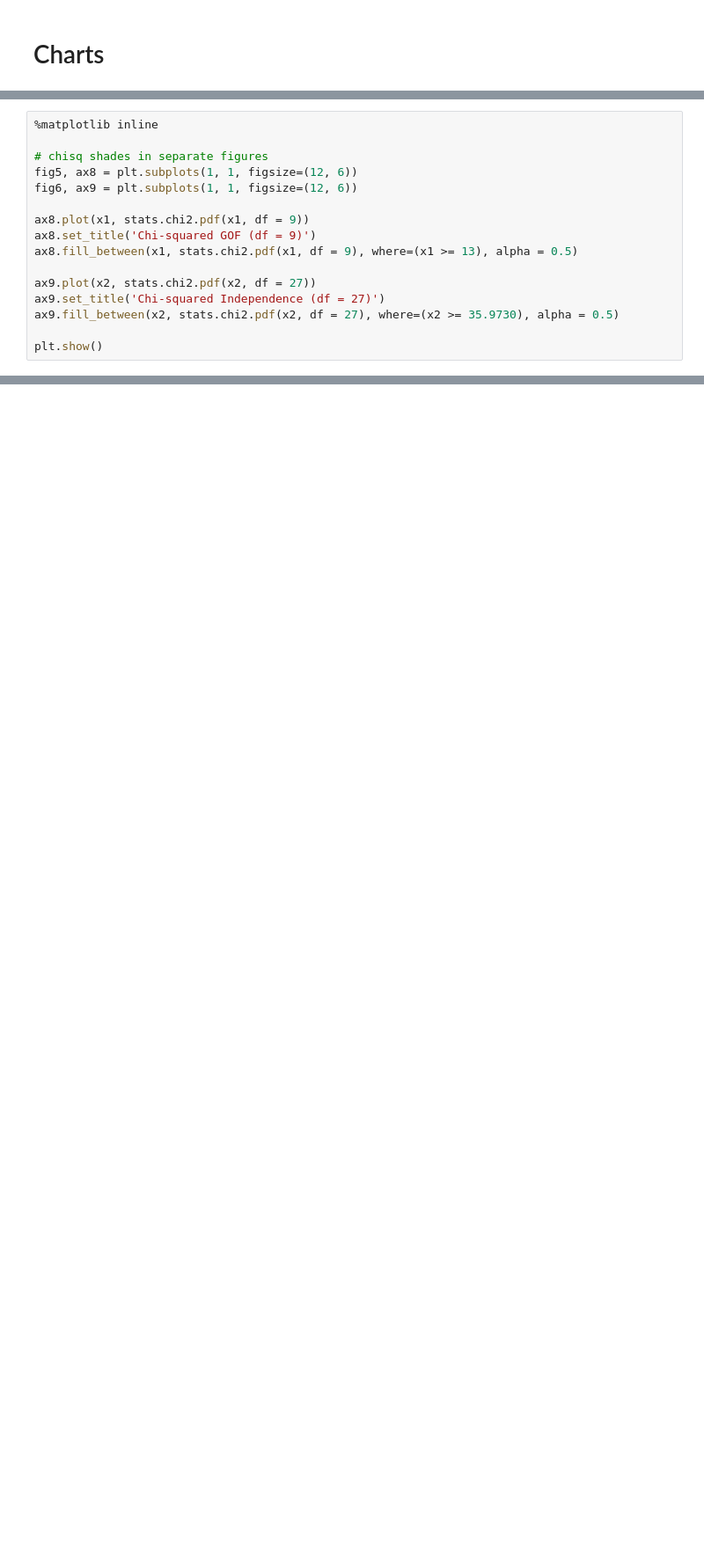
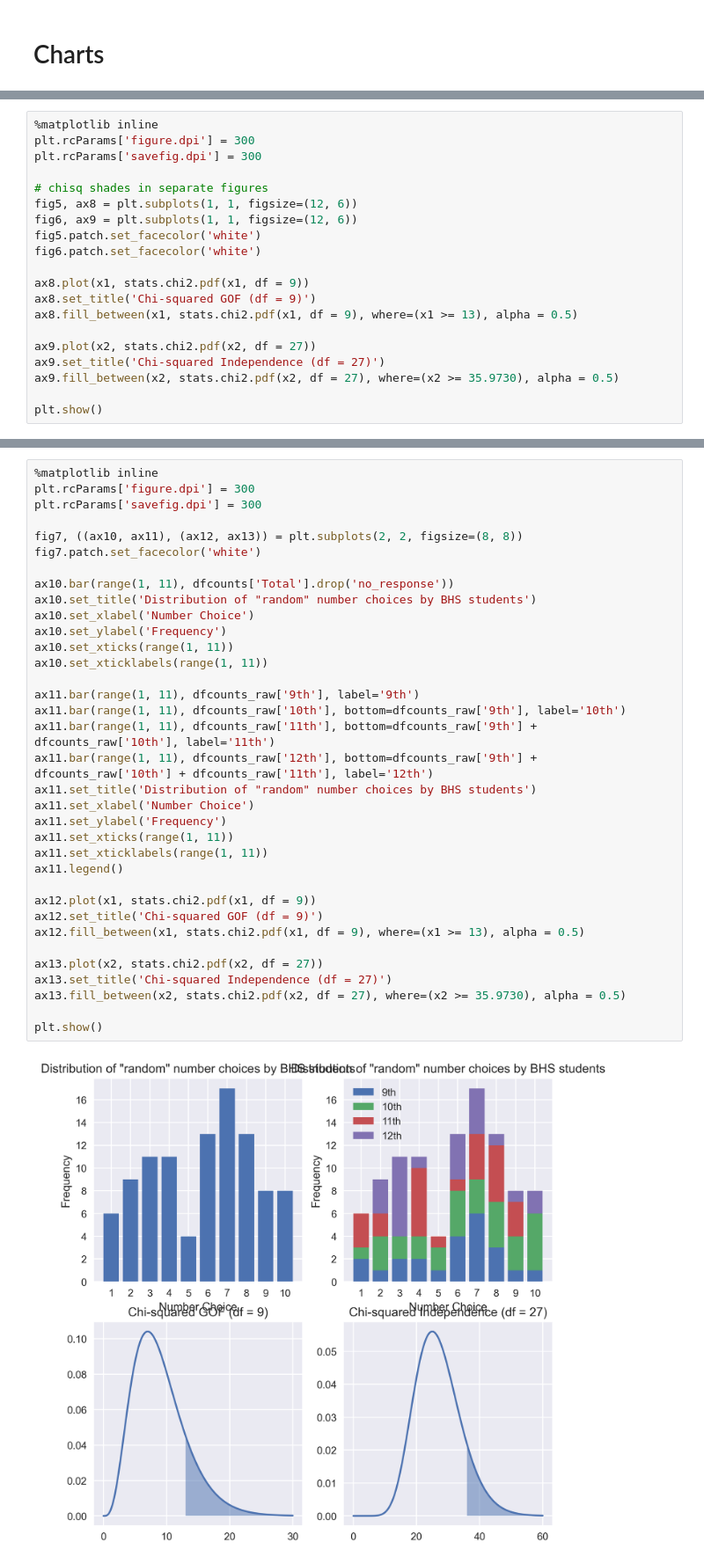
Before and after one commit to ss0g/stats-final-project, a Jupyter notebook: src/all/all.ipynb, the cells around one changed output, grey strips where cells are left out. Shown at 88% size. Cells and saved outputs as stored; diff of their text form; blank space fills up the shorter version.

```diff
--- a/src/all/all.ipynb
+++ b/src/all/all.ipynb
@@ -278,10 +278,14 @@ plt.show()
 [figure]
 # %%
 %matplotlib inline
+plt.rcParams['figure.dpi'] = 300
+plt.rcParams['savefig.dpi'] = 300
 
 # chisq shades in separate figures
 fig5, ax8 = plt.subplots(1, 1, figsize=(12, 6))
 fig6, ax9 = plt.subplots(1, 1, figsize=(12, 6))
+fig5.patch.set_facecolor('white')
+fig6.patch.set_facecolor('white')
 
 ax8.plot(x1, stats.chi2.pdf(x1, df = 9))
 ax8.set_title('Chi-squared GOF (df = 9)')
@@ -295,6 +299,43 @@ plt.show()
 # %% [output]
 [figure]
 [figure]
+# %%
+%matplotlib inline
+plt.rcParams['figure.dpi'] = 300
+plt.rcParams['savefig.dpi'] = 300
+
+fig7, ((ax10, ax11), (ax12, ax13)) = plt.subplots(2, 2, figsize=(8, 8))
+fig7.patch.set_facecolor('white')
+
+ax10.bar(range(1, 11), dfcounts['Total'].drop('no_response'))
+ax10.set_title('Distribution of "random" number choices by BHS students')
+ax10.set_xlabel('Number Choice')
+ax10.set_ylabel('Frequency')
+ax10.set_xticks(range(1, 11))
+ax10.set_xticklabels(range(1, 11))
+
+ax11.bar(range(1, 11), dfcounts_raw['9th'], label='9th')
+ax11.bar(range(1, 11), dfcounts_raw['10th'], bottom=dfcounts_raw['9th'], label='10th')
+ax11.bar(range(1, 11), dfcounts_raw['11th'], bottom=dfcounts_raw['9th'] + dfcounts_raw['10th'], label='11th')
+ax11.bar(range(1, 11), dfcounts_raw['12th'], bottom=dfcounts_raw['9th'] + dfcounts_raw['10th'] + dfcounts_raw['11th'], label='12th')
+ax11.set_title('Distribution of "random" number choices by BHS students')
+ax11.set_xlabel('Number Choice')
+ax11.set_ylabel('Frequency')
+ax11.set_xticks(range(1, 11))
+ax11.set_xticklabels(range(1, 11))
+ax11.legend()
+
+ax12.plot(x1, stats.chi2.pdf(x1, df = 9))
+ax12.set_title('Chi-squared GOF (df = 9)')
+ax12.fill_between(x1, stats.chi2.pdf(x1, df = 9), where=(x1 >= 13), alpha = 0.5)
+
+ax13.plot(x2, stats.chi2.pdf(x2, df = 27))
+ax13.set_title('Chi-squared Independence (df = 27)')
+ax13.fill_between(x2, stats.chi2.pdf(x2, df = 27), where=(x2 >= 35.9730), alpha = 0.5)
+
+plt.show()
+# %% [output]
+[figure, added]
 # %%
 %matplotlib inline
 
```
